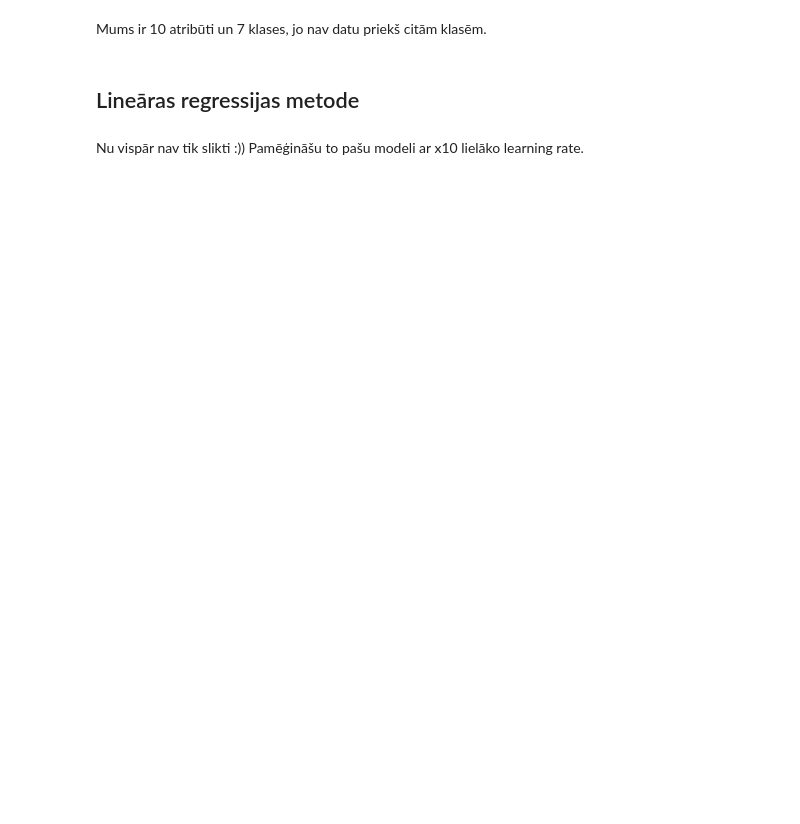
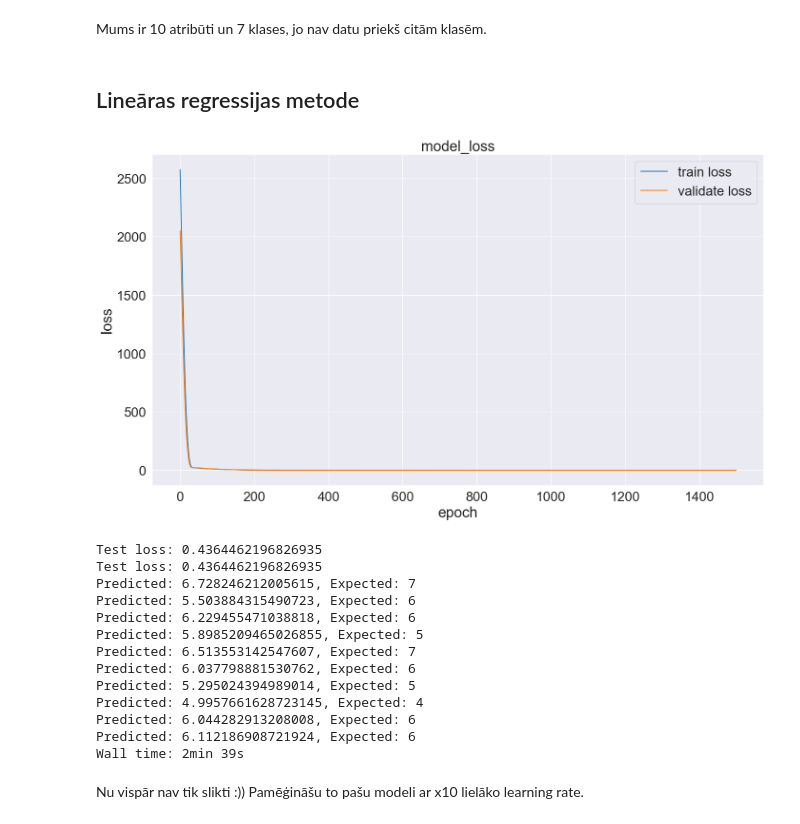
Before and after one commit to kamikaze/rtu-ai, a Jupyter notebook: homework02.ipynb, the cells around one changed output. Saved outputs shown, nothing was run; the diff lists cells and outputs as text; code cells hidden in the pictures; blank space fills up the shorter version.

```diff
--- a/homework02.ipynb
+++ b/homework02.ipynb
@@ -68,7 +68,7 @@ The tensorboard extension is already loaded. To reload it, use:
   %reload_ext tensorboard
 # %%
 SEED = 42
-EPOCHS = 1000
+EPOCHS = 1500
 BATCH_SIZE = 16
 TF_DEVICE = '/gpu:0' if gpus else '/cpu:0'
 # %%
@@ -273,7 +294,7 @@ def build_model(input_count: int):
         tf.keras.layers.Dense(1)
     ])
 
-    optimizer = tf.keras.optimizers.Adadelta(learning_rate=0.05)
+    optimizer = tf.keras.optimizers.Adadelta(learning_rate=0.03)
 
     model.compile(loss='mse', optimizer=optimizer)
 
@@ -281,7 +302,22 @@ def build_model(input_count: int):
 # %%
 %%time
 model = build_model(attr_count)
-evaluate_model(model, samples, qualities, batch_size=64, epochs=EPOCHS)
+evaluate_model(model, samples, qualities, batch_size=32, epochs=EPOCHS)
+# %% [output]
+[figure, added]
+Test loss: 0.4364462196826935
+Test loss: 0.4364462196826935
+Predicted: 6.728246212005615, Expected: 7
+Predicted: 5.503884315490723, Expected: 6
+Predicted: 6.229455471038818, Expected: 6
+Predicted: 5.8985209465026855, Expected: 5
+Predicted: 6.513553142547607, Expected: 7
+Predicted: 6.037798881530762, Expected: 6
+Predicted: 5.295024394989014, Expected: 5
+Predicted: 4.9957661628723145, Expected: 4
+Predicted: 6.044282913208008, Expected: 6
+Predicted: 6.112186908721924, Expected: 6
+Wall time: 2min 39s
 # %% [markdown]
 Nu vispār nav tik slikti :)) Pamēģināšu to pašu modeli ar x10 lielāko learning rate.
 # %%
```
Also changed, not shown: parts of 6 cells of this notebook.
